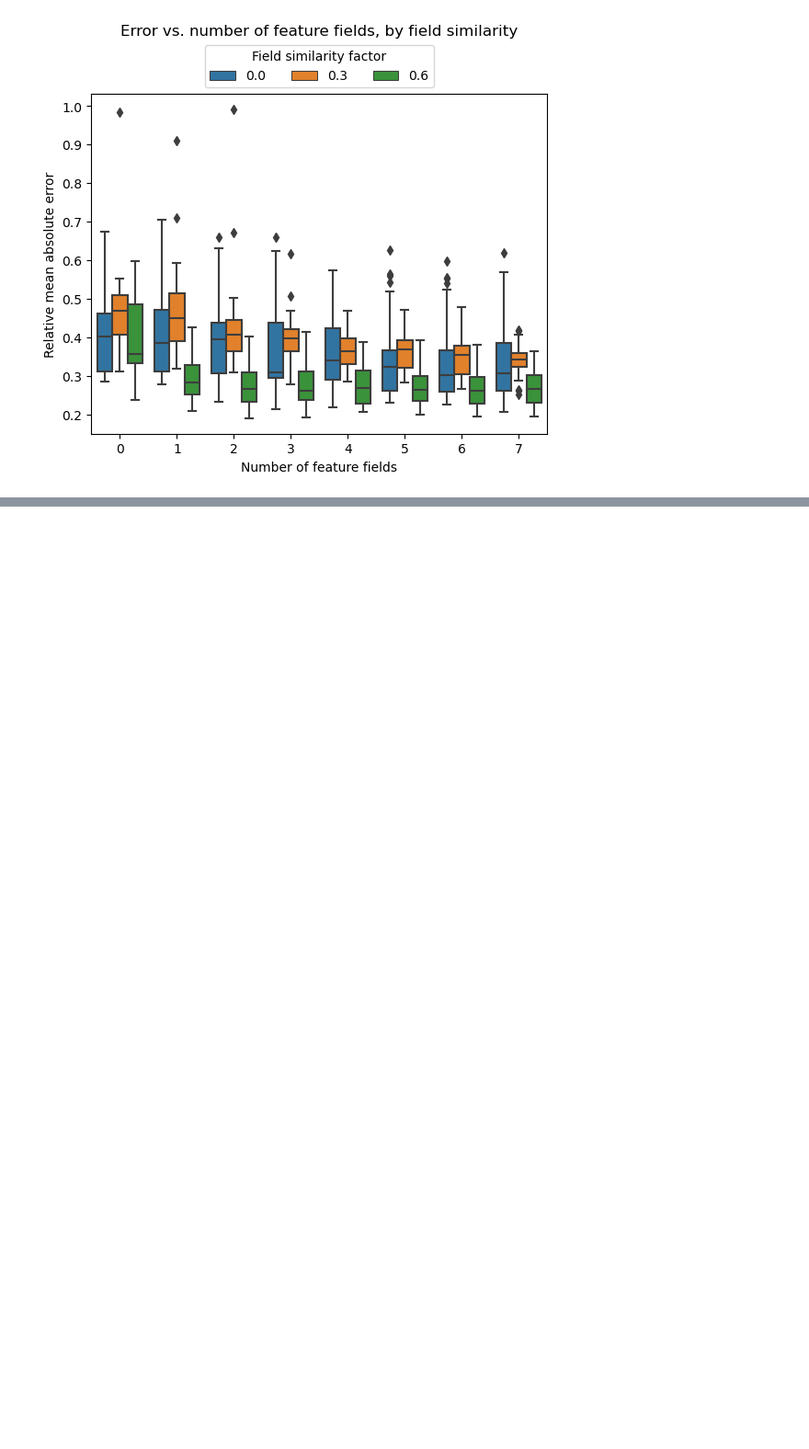
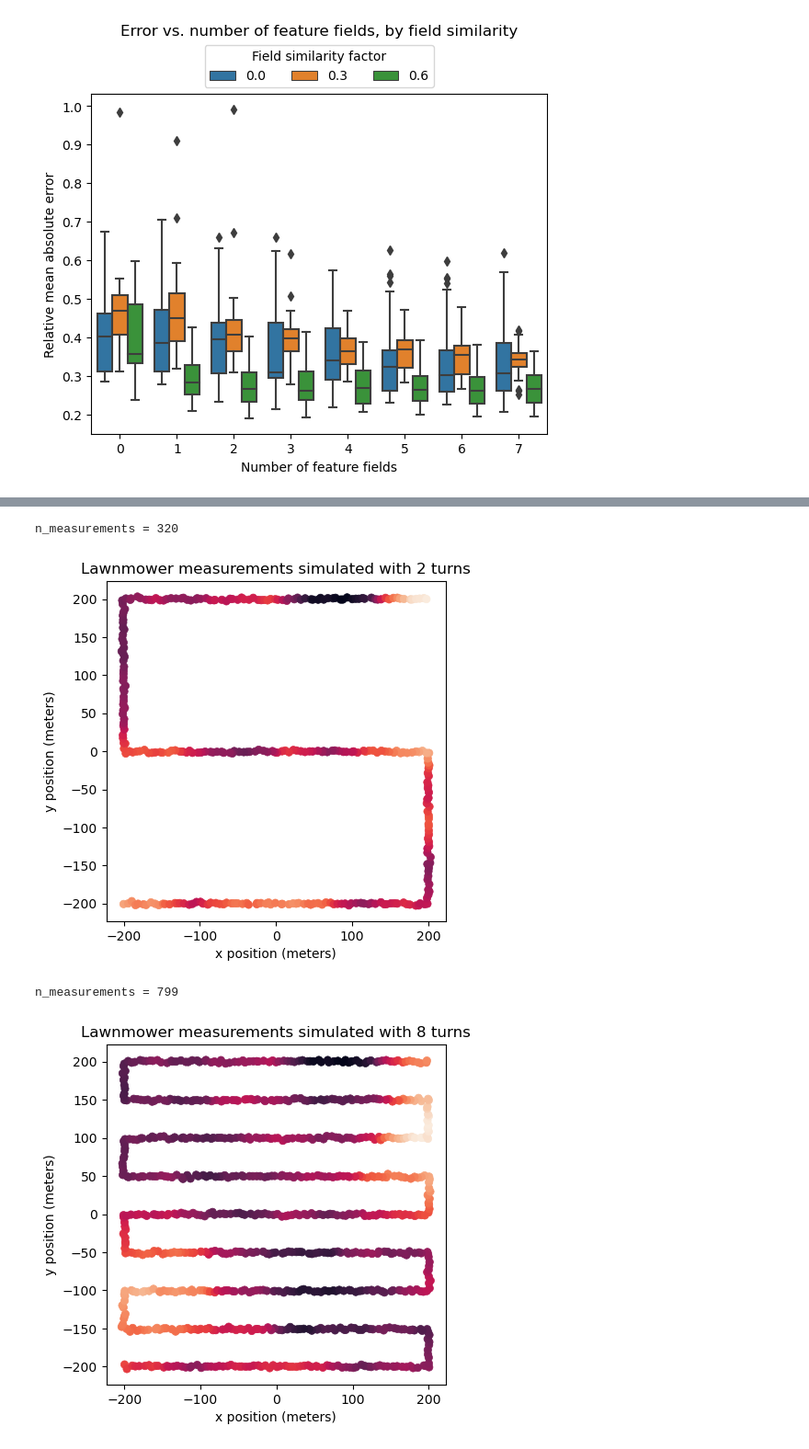
Before and after one commit to ZackNathan/thesis_code, a Jupyter notebook: GP_predictive_sampling.ipynb, the cells around one changed output, grey strips where cells are left out. Shown at 92% size. Saved outputs shown, nothing was run; the diff lists cells and outputs as text; code cells hidden in the pictures; blank space fills up the shorter version.

```diff
--- a/GP_predictive_sampling.ipynb
+++ b/GP_predictive_sampling.ipynb
@@ -2074,0 +2087,29 @@ plt.show()
+# %%
+helper.generate_random_fields(len_scale=1.0, minmax=True)
+field_name = helper.generated_fields[-1]
+
+for n in (2, 8):
+    df = helper.simulate_lawnmower_sensors(field_names=[field_name], n_turns=n)
+    helper.measurements = df
+    print(f'n_measurements = {len(df)}')
+
+    ax = sns.scatterplot(
+        df,
+        x='x_pos',
+        y='y_pos',
+        hue=field_name,
+        edgecolor=None,
+        palette='rocket'
+    )
+
+    ax.set_title(f'Lawnmower measurements simulated with {n} turns')
+    ax.set_xlabel('x position (meters)')
+    ax.set_ylabel('y position (meters)')
+    ax.set_box_aspect(1)
+    plt.legend([],[], frameon=False)
+    plt.show()
+# %% [output]
+n_measurements = 320
+[figure, added]
+n_measurements = 799
+[figure, added]
```
Also changed, not shown: parts of 2 cells of this notebook.
